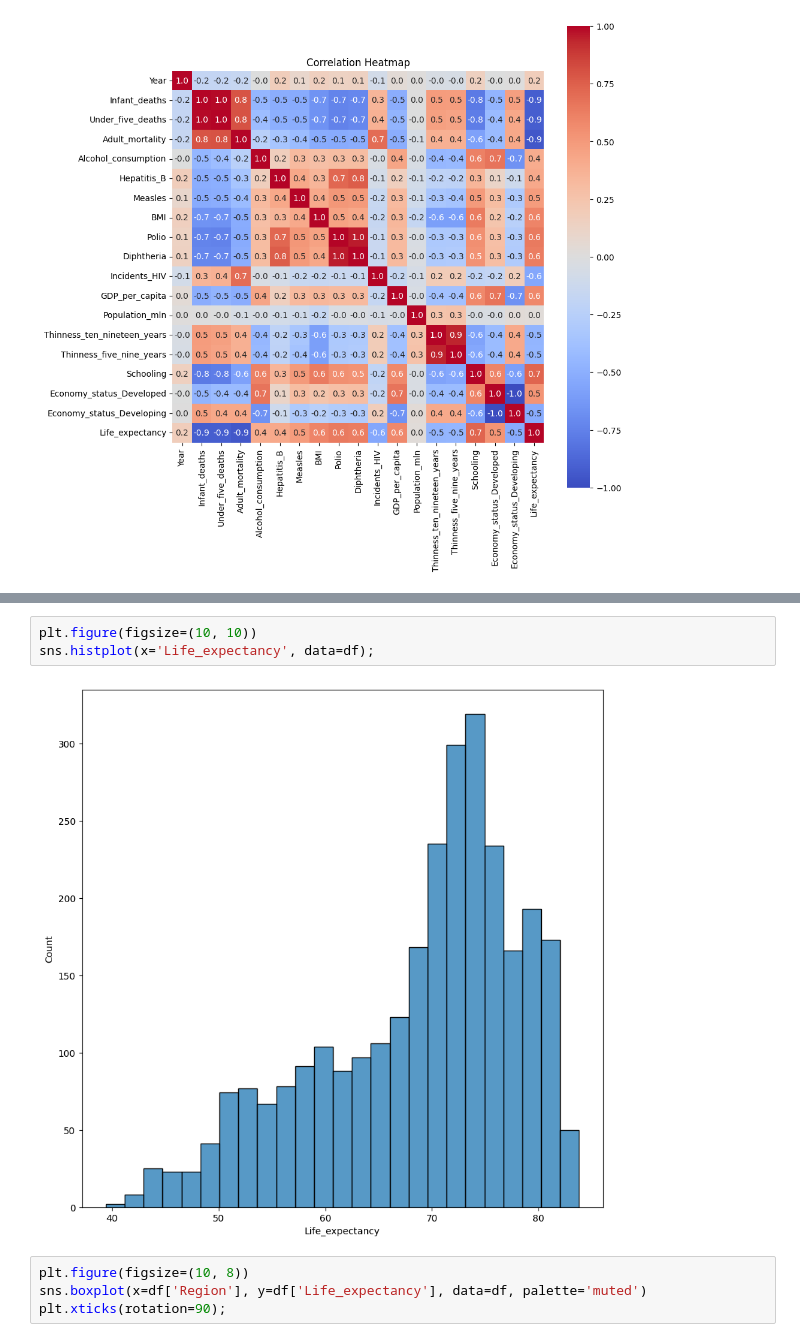
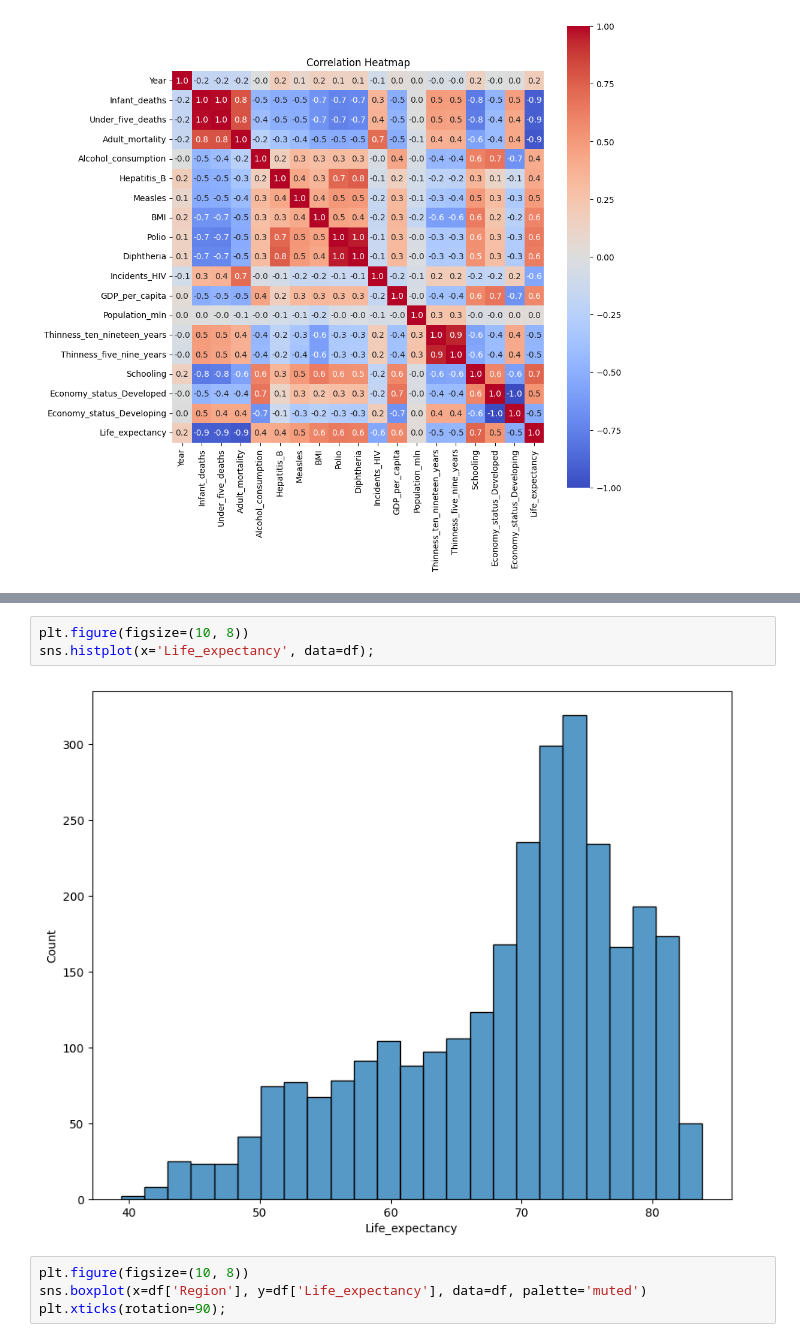
Before and after one commit to johnpospisil/who-life-expectancy-predictor, a Jupyter notebook: who-life-expectancy-prediction.ipynb, the cells around one changed output, grey strips where cells are left out. Saved outputs shown, nothing was run; the diff lists cells and outputs as text.

Commit message:
Change graph size and scatterplot opacity.

```diff
--- a/who-life-expectancy-prediction.ipynb
+++ b/who-life-expectancy-prediction.ipynb
@@ -132,10 +132,10 @@ Under_five_deaths             -0.920419
 Adult_mortality               -0.945360
 Name: Life_expectancy, dtype: float64
 # %%
-plt.figure(figsize=(10, 10))
+plt.figure(figsize=(10, 8))
 sns.histplot(x='Life_expectancy', data=df);
 # %% [output]
-[figure, old version]
+[figure, new version]
 # %%
 plt.figure(figsize=(10, 8))
 sns.boxplot(x=df['Region'], y=df['Life_expectancy'], data=df, palette='muted')
```
Also changed, not shown: parts of 16 cells of this notebook.
